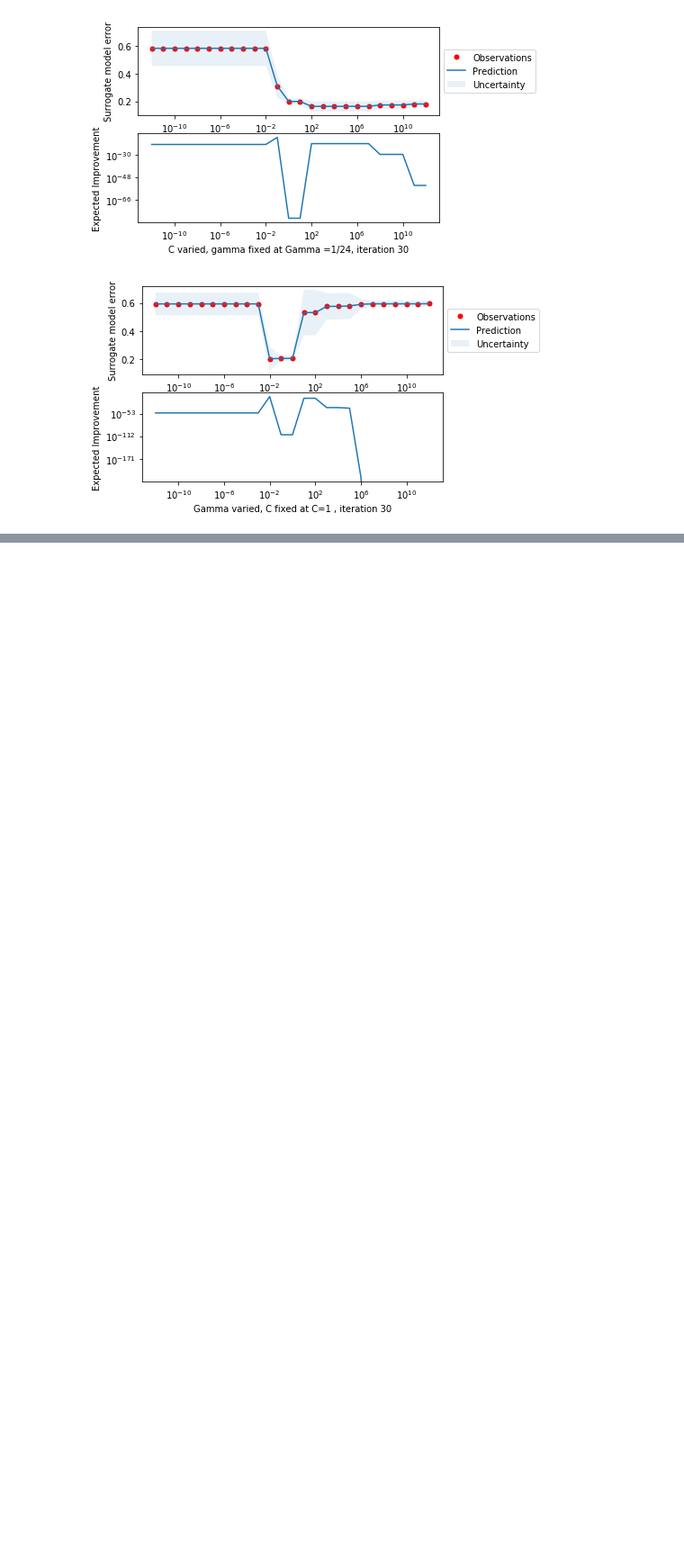
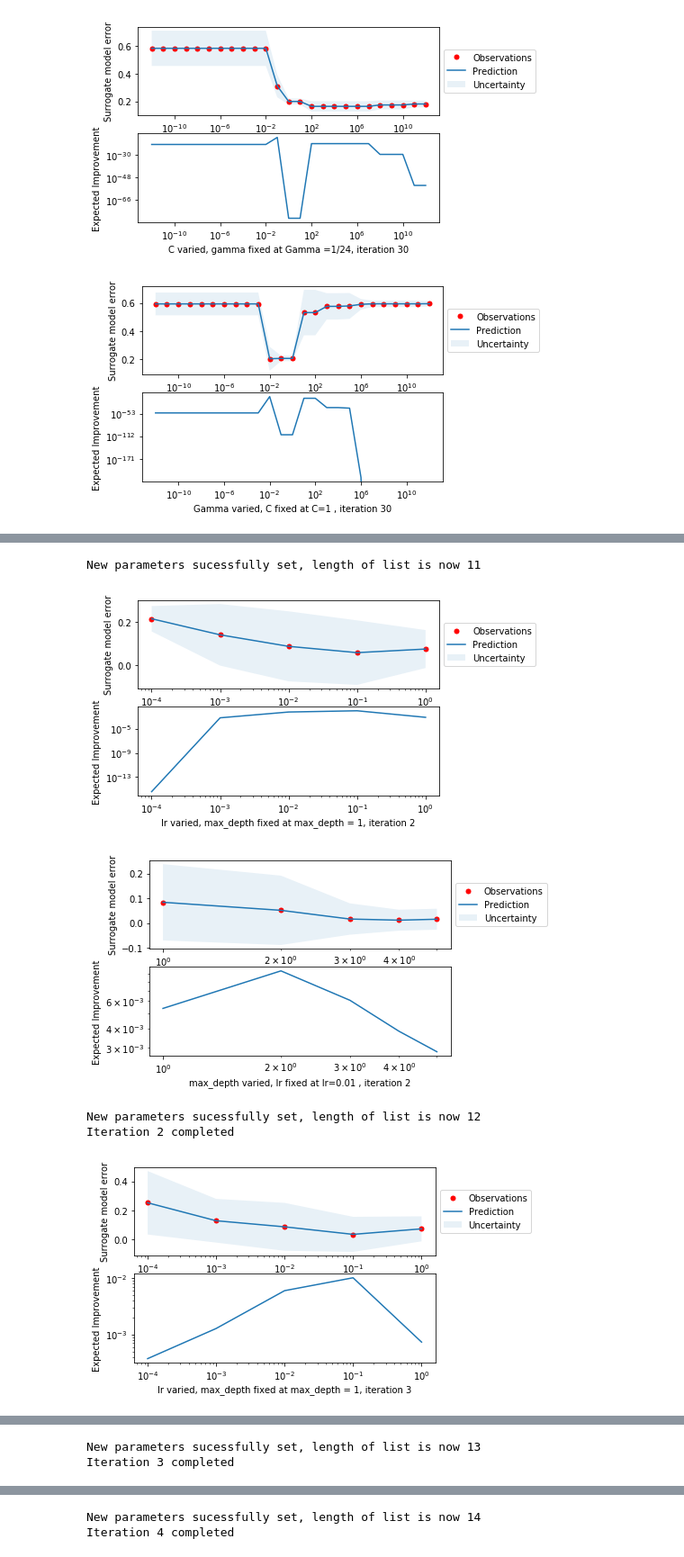
Before and after one commit to Psychotechnopath/Datamining_assignments, a Jupyter notebook: Assignment 2/Submission_NotebookA2.ipynb, the cells around one changed output, grey strips where cells are left out. Shown at 90% size. Cells and saved outputs as stored; diff of their text form; code cells hidden in the pictures; blank space fills up the shorter version.

```diff
--- a/Assignment 2/Submission_NotebookA2.ipynb
+++ b/Assignment 2/Submission_NotebookA2.ipynb
@@ -123,7 +128,7 @@ def calculate_rf_input(score_list_model, classification=True):
     if classification:
         rf_input = np.array([1 - np.mean(i['test_accuracy']) for i in score_list_model]) #Calculate the means out of the returned accuracy from the standard svm
     else:
-        rf_input = np.array([abs(np.mean(i['neg_mean_squared_error'])) for i in score_list_model])
+        rf_input = np.array([abs(np.mean(i['test_neg_mean_squared_error'])) for i in score_list_model])
     return rf_input
 
 
@@ -154,7 +159,6 @@ def surr_acq_plotter(param_x_axis, y_pred_param, sigma_param, ei_score, x_axis_t
     plt.fill_between(param_x_axis.ravel(),y_pred_param-2*sigma_param,y_pred_param+2*sigma_param,alpha=0.1,label='Uncertainty')
     plt.legend(loc='center left', bbox_to_anchor=(1, 0.5))
     plt.subplot(2,1,2)
-    plt.xscale('log')
     plt.yscale('log')
     plt.xlabel('{}'.format(x_axis_text))
     plt.ylabel('Expected Improvement')
@@ -293,7 +297,7 @@ This also applies for subsequent questions.
 with open("param_list_four_iterations.pkl", "rb") as f:
     param_list_four_iterations_loaded = pickle.load(f)
 
-def q1_30it_callstack(scoring_metric: str,
+def q1_30it_callstack_(scoring_metric: str,
                      fixed_slice_1: np.array, fixed_slice_2: np.array,
                      param_x_axis_1: np.array, param_x_axis_2: np.array,
                      x_axis_text1: str, x_axis_text2: str,
@@ -324,12 +328,12 @@ def q1_30it_callstack(scoring_metric: str,
     return new_param_list
 
 #Generate results of third sub-question (30 iterations), with the same parameter slices as before.
-final_param_list = q1_30it_callstack('accuracy', c_points_gamma_fixed, gamma_points_c_fixed, c_points, gamma_points,
+final_param_list = q1_30it_callstack_svm('accuracy', c_points_gamma_fixed, gamma_points_c_fixed, c_points, gamma_points,
                  "C varied, gamma fixed at Gamma =1/24", "Gamma varied, C fixed at C=1 ", classification=True)
 
 #save the results to disk for use in later questions
-with open('final_param_list.pkl', 'wb') as f:
-    pickle.dump(final_param_list, f)
+with open('final_param_list_svm.pkl', 'wb') as f:
+    pickle.dump(final_param_list_svm, f)
 # %% [output]
 New parameters sucessfully set, length of list is now 15
 Iteration 5 completed
@@ -352,0 +459,14 @@ Iteration 30 completed
+# %%
+param_list_four_iterations_gbc = q1_3it_callstack(GBC_hyperparams, 'accuracy', learning_rate_max_depth_fixed, max_depth_learning_rate_fixed,
+                                              lr, max_depth, "lr varied, max_depth fixed at max_depth = 1",
+                                              "max_depth varied, lr fixed at lr=0.01 ", classification=True)
+
+with open("param_list_four_iterations_gbc.pkl", "wb") as f:
+    pickle.dump(param_list_four_iterations_gbc, f)
+# %% [output]
+New parameters sucessfully set, length of list is now 11
+[figure, added]
+[figure, added]
+New parameters sucessfully set, length of list is now 12
+Iteration 2 completed
+[figure, added]
@@ -352,0 +474,2 @@ Iteration 30 completed
+New parameters sucessfully set, length of list is now 13
+Iteration 3 completed
@@ -352,0 +478,2 @@ Iteration 30 completed
+New parameters sucessfully set, length of list is now 14
+Iteration 4 completed
```
Also changed, not shown: parts of 36 cells of this notebook, 12 other files.
